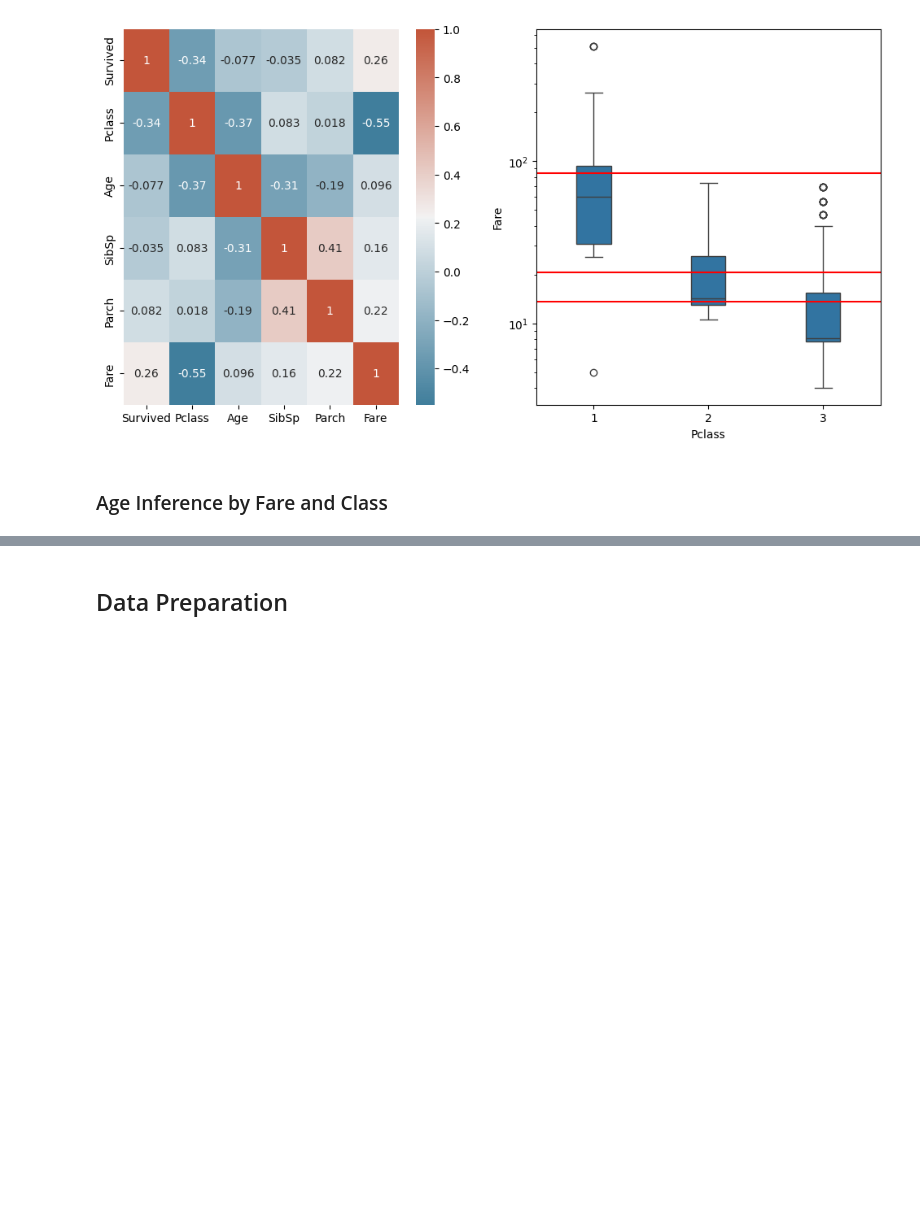
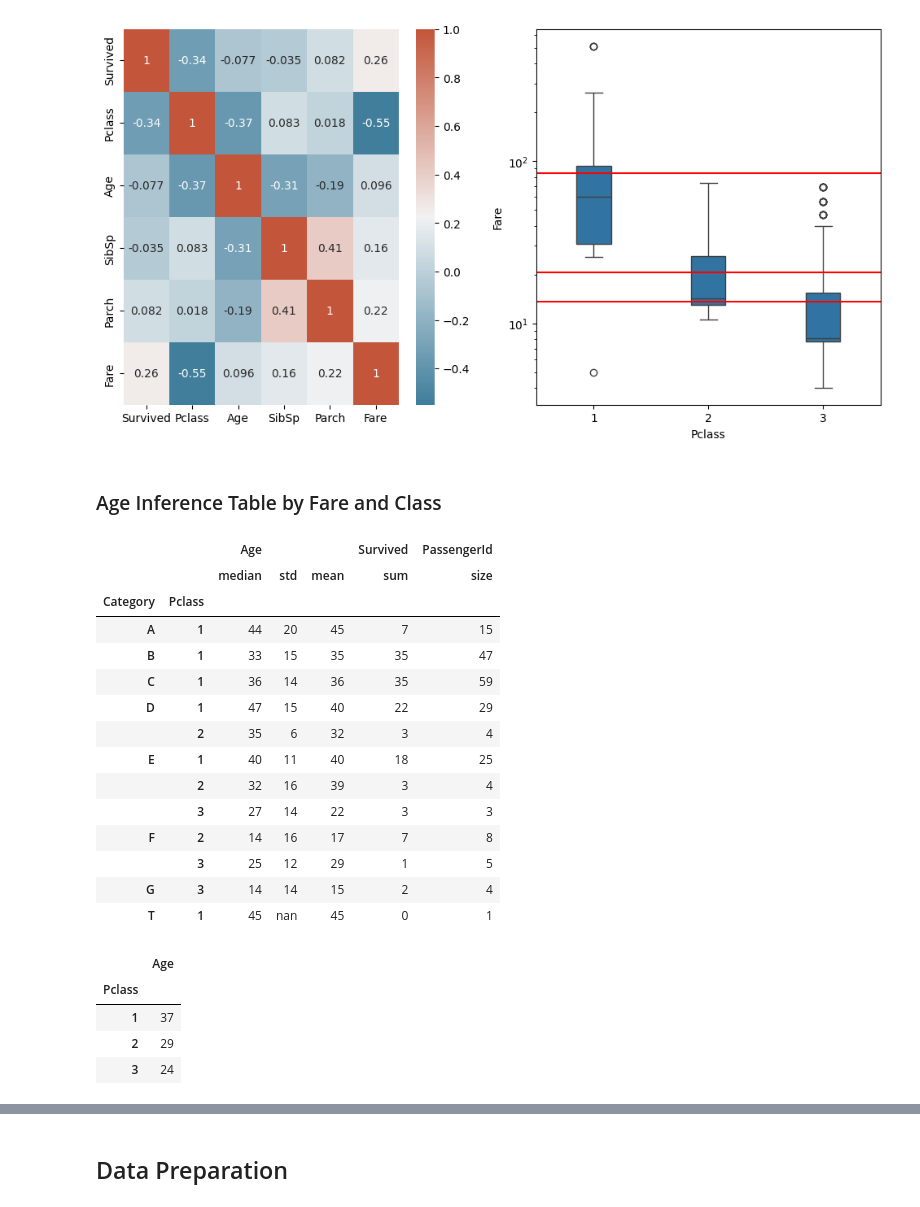
Before and after one commit to GabrielBifano/KaggleSubmissions, a Jupyter notebook: Titanic/script_stack.ipynb, the cells around one changed output, grey strips where cells are left out. Cells and saved outputs as stored; diff of their text form; code cells hidden in the pictures; blank space fills up the shorter version.

```diff
--- a/Titanic/script_stack.ipynb
+++ b/Titanic/script_stack.ipynb
@@ -146,4 +146,38 @@ Pclass
 Name: Fare, dtype: float64
 [figure]
 # %% [markdown]
-### Age Inference by Fare and Class
+### Age Inference Table by Fare and Class
+# %%
+table_age_pclass = raw_train.assign(Category = raw_train.Cabin.str[0], dropna=False)\
+    .groupby(['Category', 'Pclass'])\
+    .agg({
+        'Age': ['median', 'std', 'mean'],
+        'Survived': ['sum'],
+        'PassengerId': ['size'],
+    })
+
+display(table_age_pclass.style.format('{:.0f}'))
+
+table_median_age = raw_train.groupby(['Pclass']).agg({'Age': 'median'})
+display(table_median_age.style.format('{:.0f}'))
+# %% [output]
+|  |  | Age |  |  | Survived | PassengerId |
+|  |  | median | std | mean | sum | size |
+| Category | Pclass |  |  |  |  |  |
+| A | 1 | 44 | 20 | 45 | 7 | 15 |
+| B | 1 | 33 | 15 | 35 | 35 | 47 |
+| C | 1 | 36 | 14 | 36 | 35 | 59 |
+| D | 1 | 47 | 15 | 40 | 22 | 29 |
+|  | 2 | 35 | 6 | 32 | 3 | 4 |
+| E | 1 | 40 | 11 | 40 | 18 | 25 |
+|  | 2 | 32 | 16 | 39 | 3 | 4 |
+|  | 3 | 27 | 14 | 22 | 3 | 3 |
+| F | 2 | 14 | 16 | 17 | 7 | 8 |
+|  | 3 | 25 | 12 | 29 | 1 | 5 |
+| G | 3 | 14 | 14 | 15 | 2 | 4 |
+| T | 1 | 45 | nan | 45 | 0 | 1 |
+|  | Age |
+| Pclass |  |
+| 1 | 37 |
+| 2 | 29 |
+| 3 | 24 |
```
Also changed, not shown: parts of 13 cells of this notebook.
